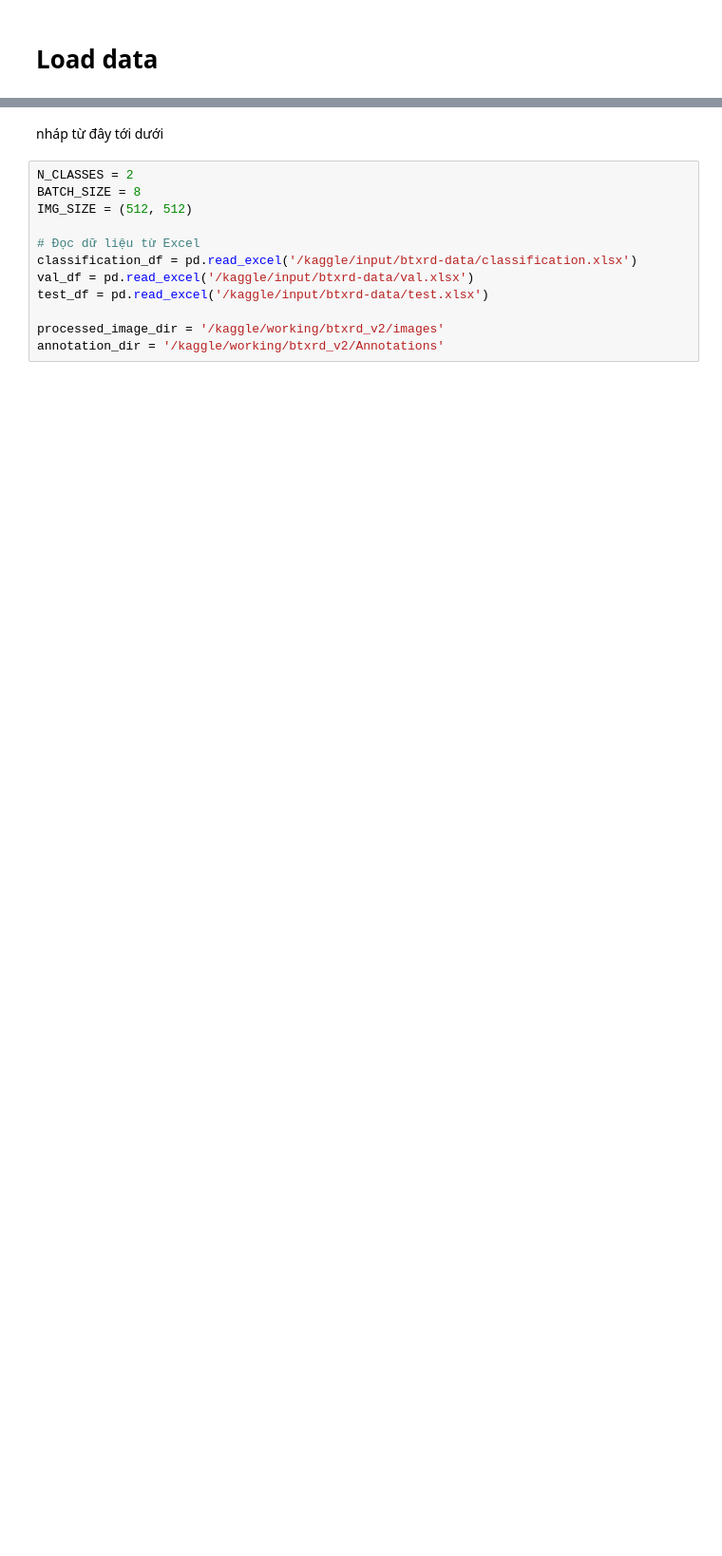
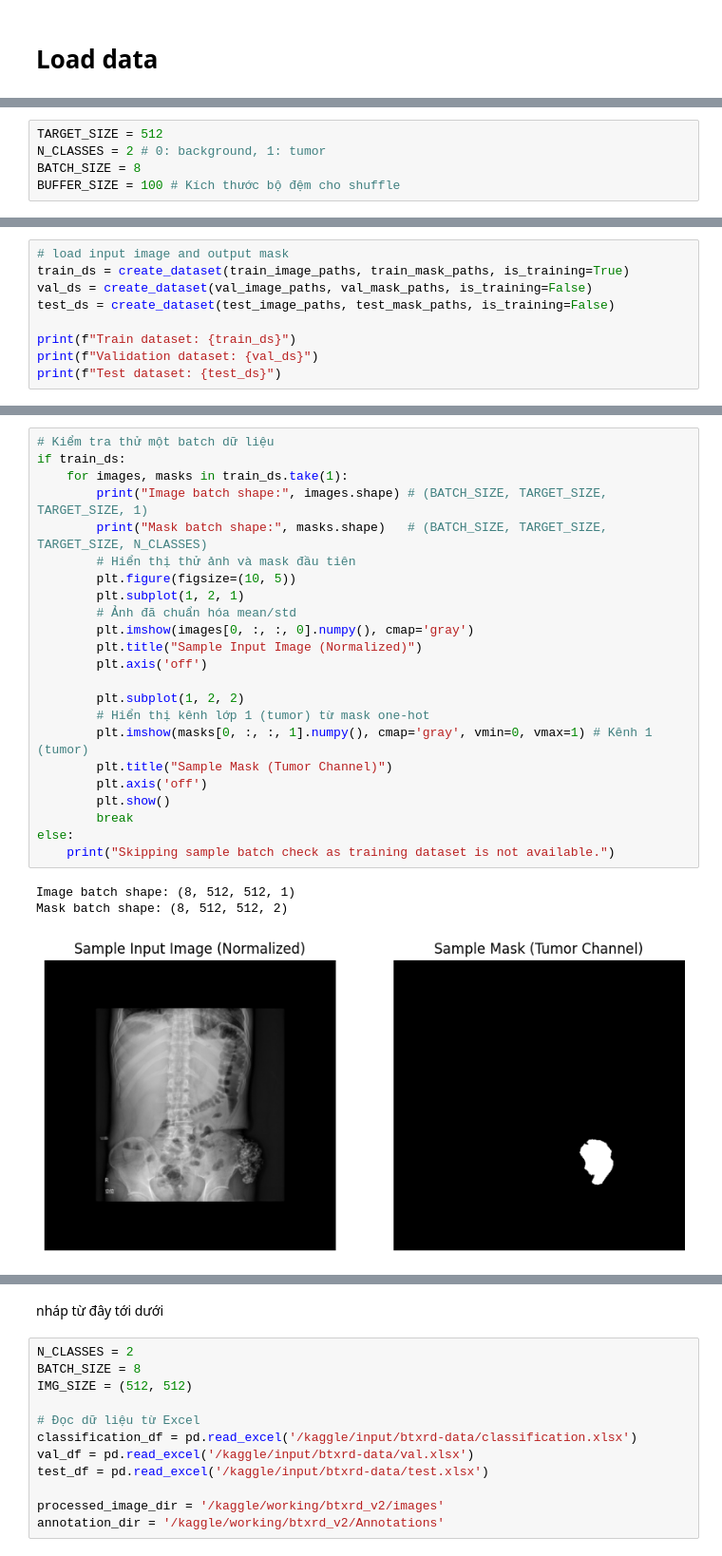
Before and after one commit to LeNgan23/Khoa-Luan-Tot-Nghiep, a Jupyter notebook: Project/SegNet/segnet.ipynb, the cells around one changed output, grey strips where cells are left out. Shown at 95% size. Drawn from its saved outputs; the diff is of its cells as text; blank space fills up the shorter version.

```diff
--- a/Project/SegNet/segnet.ipynb
+++ b/Project/SegNet/segnet.ipynb
@@ -960,0 +501,5 @@ abc
+# %%
+TARGET_SIZE = 512
+N_CLASSES = 2 # 0: background, 1: tumor
+BATCH_SIZE = 8
+BUFFER_SIZE = 100 # Kích thước bộ đệm cho shuffle
@@ -960,0 +769,9 @@ abc
+# %%
+# load input image and output mask
+train_ds = create_dataset(train_image_paths, train_mask_paths, is_training=True)
+val_ds = create_dataset(val_image_paths, val_mask_paths, is_training=False)
+test_ds = create_dataset(test_image_paths, test_mask_paths, is_training=False)
+
+print(f"Train dataset: {train_ds}")
+print(f"Validation dataset: {val_ds}")
+print(f"Test dataset: {test_ds}")
@@ -960,0 +782,27 @@ abc
+# %%
+# Kiểm tra thử một batch dữ liệu
+if train_ds:
+    for images, masks in train_ds.take(1):
+        print("Image batch shape:", images.shape) # (BATCH_SIZE, TARGET_SIZE, TARGET_SIZE, 1)
+        print("Mask batch shape:", masks.shape)   # (BATCH_SIZE, TARGET_SIZE, TARGET_SIZE, N_CLASSES)
+        # Hiển thị thử ảnh và mask đầu tiên
+        plt.figure(figsize=(10, 5))
+        plt.subplot(1, 2, 1)
+        # Ảnh đã chuẩn hóa mean/std
+        plt.imshow(images[0, :, :, 0].numpy(), cmap='gray')
+        plt.title("Sample Input Image (Normalized)")
+        plt.axis('off')
+
+        plt.subplot(1, 2, 2)
+        # Hiển thị kênh lớp 1 (tumor) từ mask one-hot
+        plt.imshow(masks[0, :, :, 1].numpy(), cmap='gray', vmin=0, vmax=1) # Kênh 1 (tumor)
+        plt.title("Sample Mask (Tumor Channel)")
+        plt.axis('off')
+        plt.show()
+        break
+else:
+    print("Skipping sample batch check as training dataset is not available.")
+# %% [output]
+Image batch shape: (8, 512, 512, 1)
+Mask batch shape: (8, 512, 512, 2)
+[figure, added]
```
Also changed, not shown: parts of 22 cells of this notebook, 6 other files.
